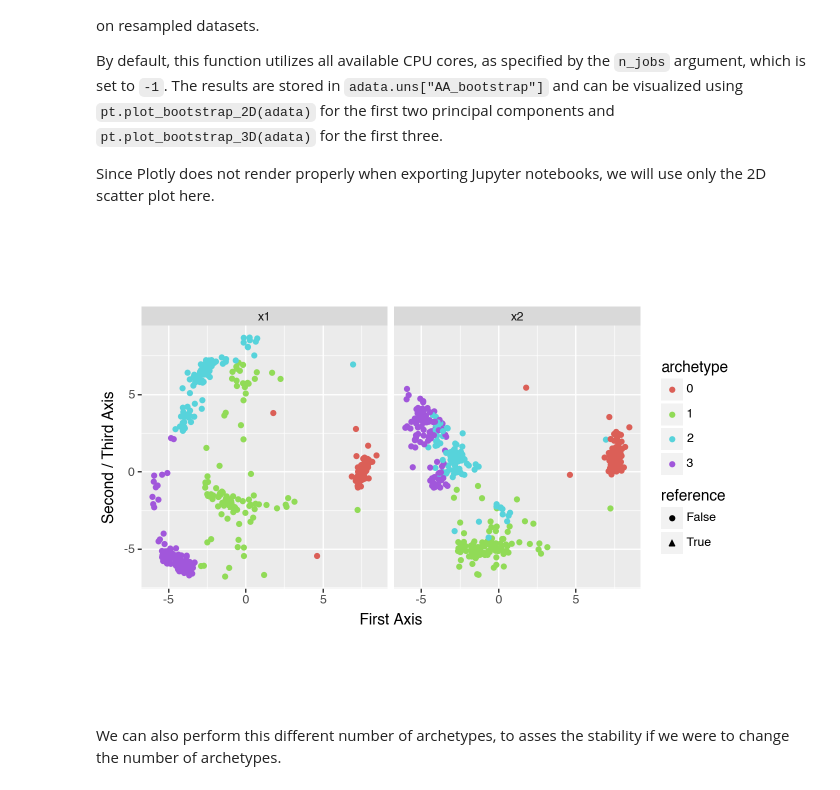
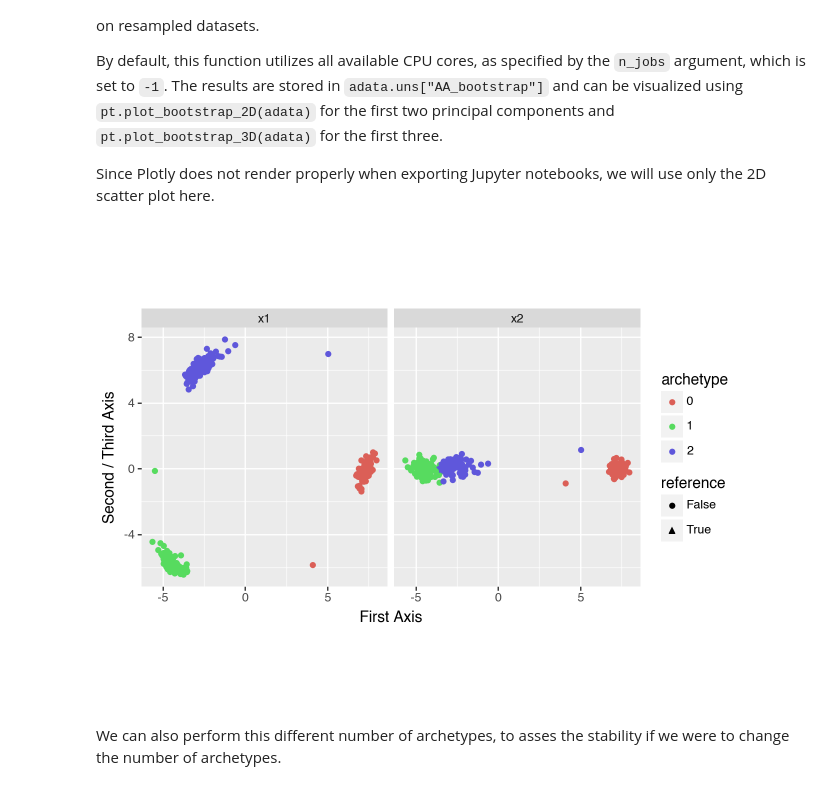
Before and after one commit to saezlab/ParTIpy, a Jupyter notebook: docs/source/notebooks/quickstart.ipynb, the cells around one changed output. Saved outputs shown, nothing was run; the diff lists cells and outputs as text; code cells hidden in the pictures.

```diff
--- a/docs/source/notebooks/quickstart.ipynb
+++ b/docs/source/notebooks/quickstart.ipynb
@@ -74,5 +71,8 @@ adata = sc.AnnData(
 adata = adata[:, adata.X.sum(axis=0) >= 20].copy()
 # remove batches of different cells (probably non-hepatocytes)
 adata = adata[~adata.obs["batch"].isin(["AB630", "AB631"])].copy()
+# remove genes with zero variance
+adata.var["gene_std"] = np.std(adata.X, axis=0)
+adata = adata[:, ~np.isclose(adata.var["gene_std"], 0)].copy()
 adata
 # %% [output]
@@ -139,9 +140,9 @@ Since Plotly does not render properly when exporting Jupyter notebooks, we will
 # %%
 pt.bootstrap_aa(adata=adata, n_bootstrap=100, n_archetypes_list=range(2, 11))
 #pt.plot_bootstrap_3D(adata)
-pt.plot_bootstrap_2D(adata, n_archetypes=4)
+pt.plot_bootstrap_2D(adata, n_archetypes=3)
 # %% [output]
-[figure, old version]
+[figure, new version]
 # %% [markdown]
 We can also perform this different number of archetypes, to asses the stability if we were to change the number of archetypes.
 # %%
```
Also changed, not shown: parts of 15 cells of this notebook, 5 other files.
